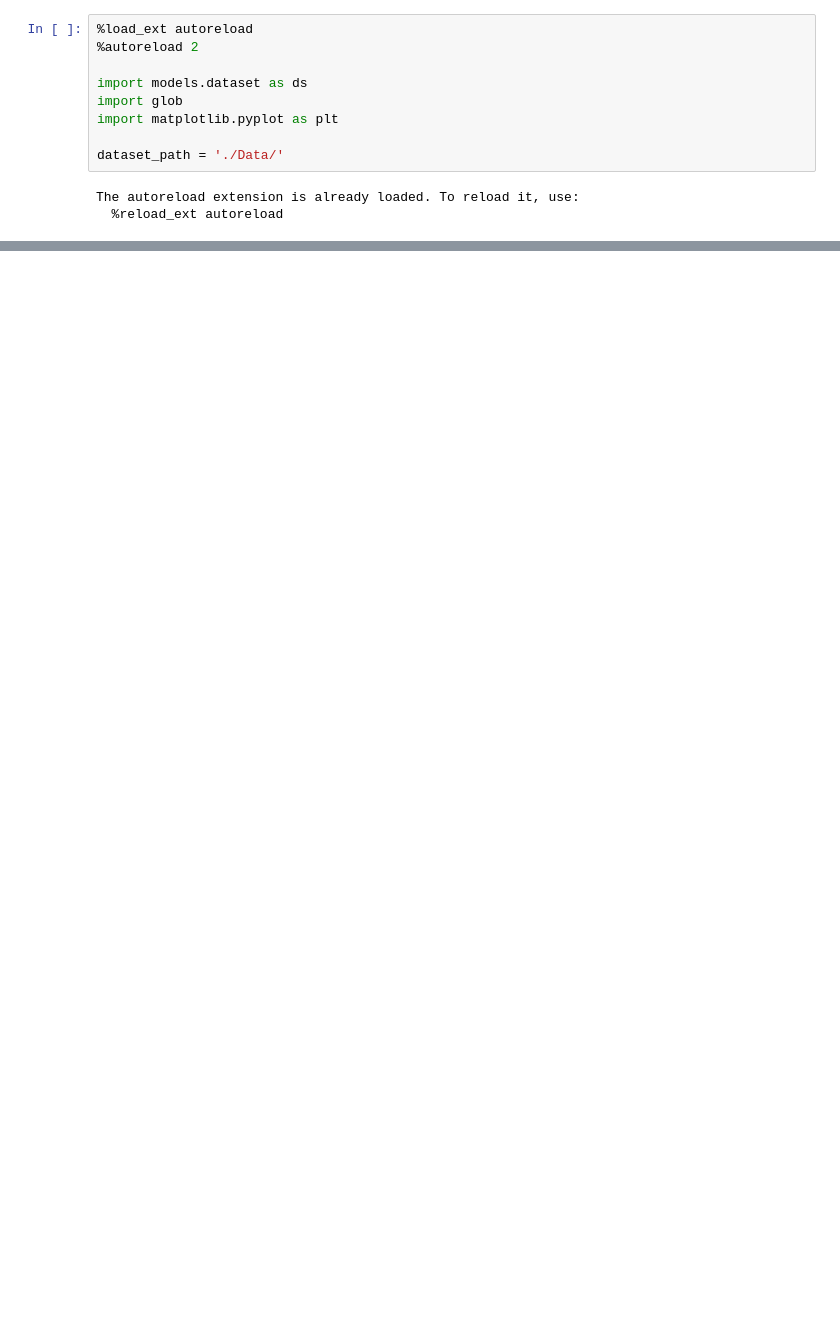
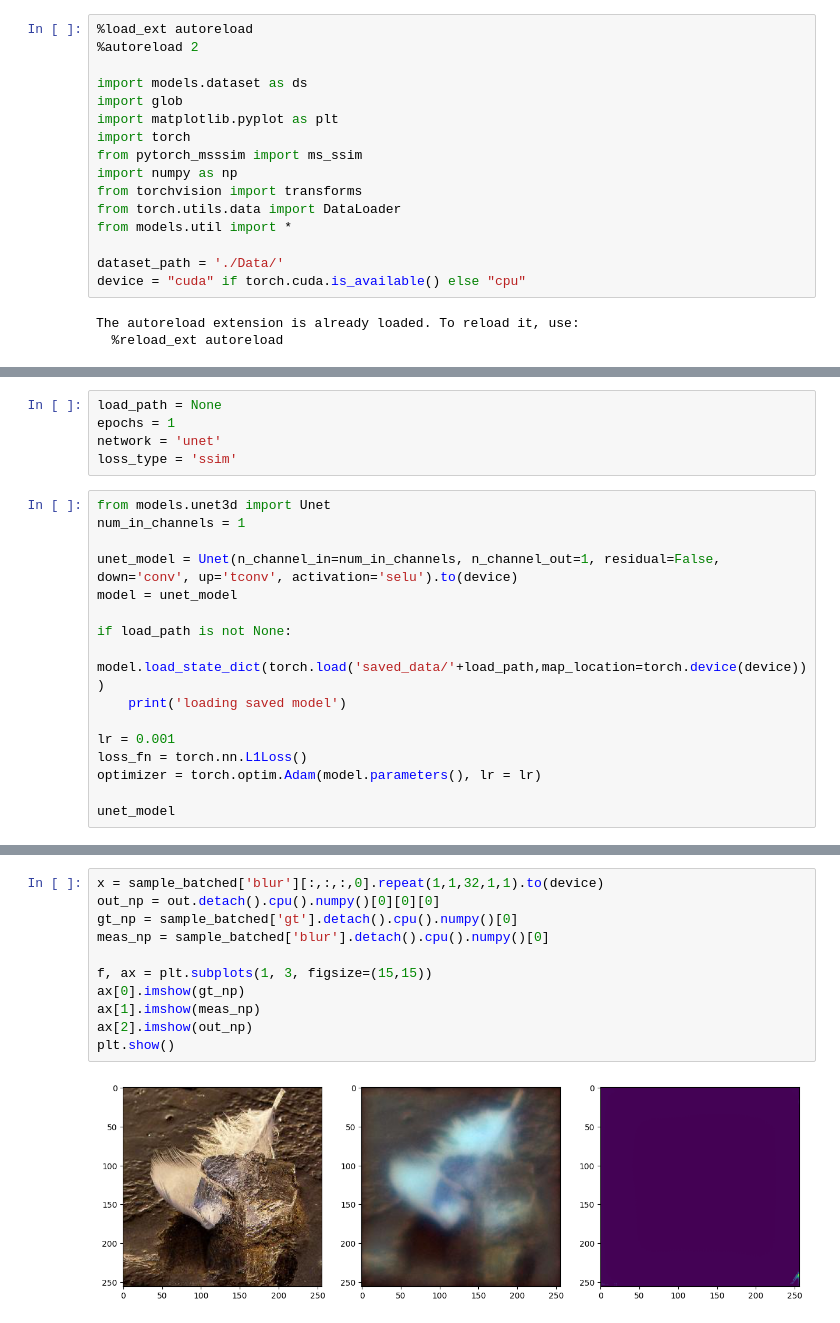
Before and after one commit to JipengSun/NanoArrays, a Jupyter notebook: training.ipynb, the cells around one changed output, grey strips where cells are left out. Cells and saved outputs as stored; diff of their text form; blank space fills up the shorter version.

Commit message:
Update U-net and util

```diff
--- a/training.ipynb
+++ b/training.ipynb
@@ -5,8 +5,15 @@
 import models.dataset as ds
 import glob
 import matplotlib.pyplot as plt
+import torch
+from pytorch_msssim import ms_ssim
+import numpy as np
+from torchvision import transforms
+from torch.utils.data import DataLoader
+from models.util import *
 
 dataset_path = './Data/'
+device = "cuda" if torch.cuda.is_available() else "cpu"
 # %% [output]
 The autoreload extension is already loaded. To reload it, use:
   %reload_ext autoreload
@@ -36,0 +56,21 @@ Training Data Size: 7839
+# %%
+load_path = None
+epochs = 1
+network = 'unet'
+loss_type = 'ssim'
+# %%
+from models.unet3d import Unet
+num_in_channels = 1
+
+unet_model = Unet(n_channel_in=num_in_channels, n_channel_out=1, residual=False, down='conv', up='tconv', activation='selu').to(device)
+model = unet_model
+
+if load_path is not None:
+    model.load_state_dict(torch.load('saved_data/'+load_path,map_location=torch.device(device)))
+    print('loading saved model')
+
+lr = 0.001
+loss_fn = torch.nn.L1Loss()
+optimizer = torch.optim.Adam(model.parameters(), lr = lr)
+
+unet_model
@@ -36,0 +157,13 @@ Training Data Size: 7839
+# %%
+x = sample_batched['blur'][:,:,:,0].repeat(1,1,32,1,1).to(device)
+out_np = out.detach().cpu().numpy()[0][0][0]
+gt_np = sample_batched['gt'].detach().cpu().numpy()[0]
+meas_np = sample_batched['blur'].detach().cpu().numpy()[0]
+
+f, ax = plt.subplots(1, 3, figsize=(15,15))
+ax[0].imshow(gt_np)
+ax[1].imshow(meas_np)
+ax[2].imshow(out_np)
+plt.show()
+# %% [output]
+[figure, added]
```
Also changed, not shown: parts of 4 cells of this notebook, 2 other files.
